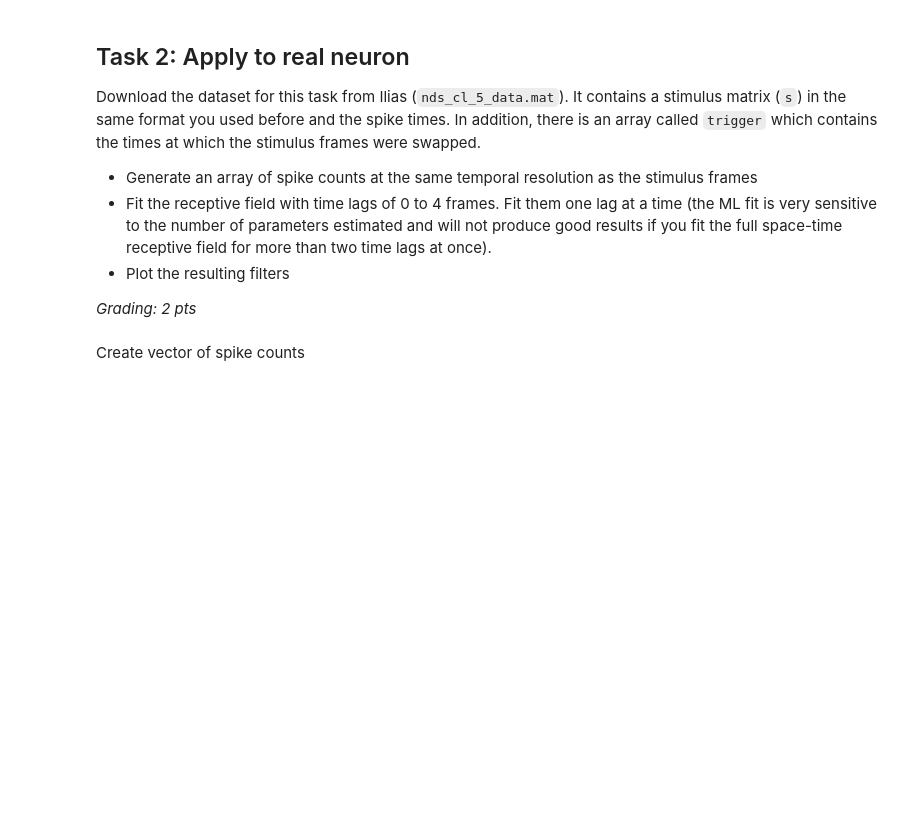
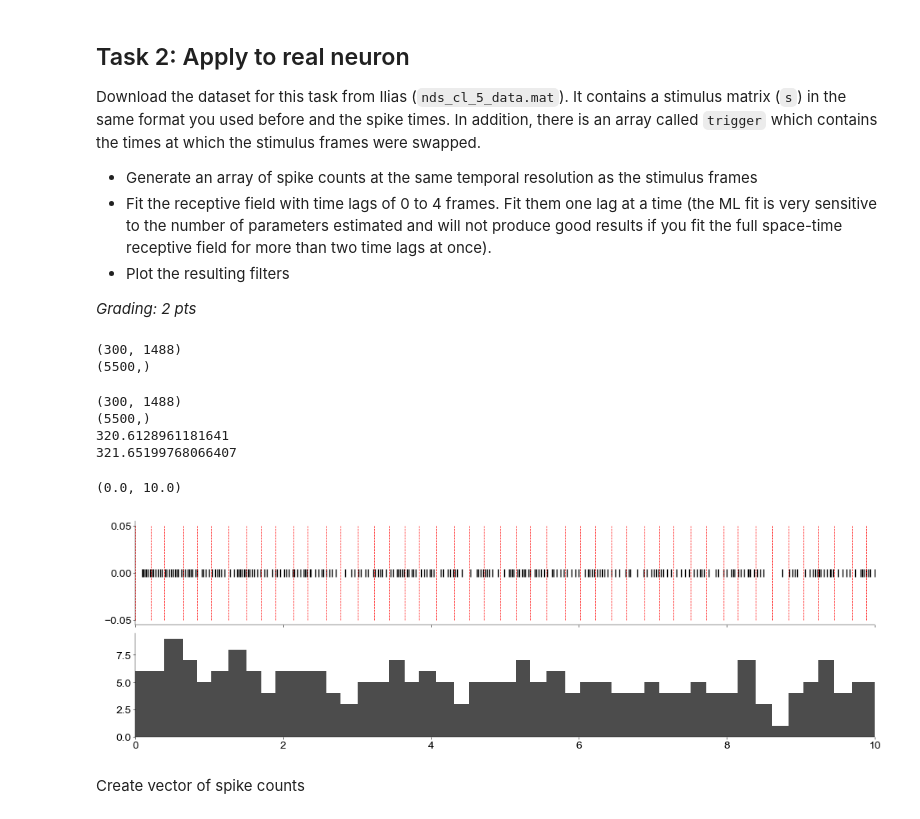
Before and after one commit to atimcenko/tu-neural-data-science, a Jupyter notebook: notebooks/CodingLab5_Alex.ipynb, the cells around one changed output. Saved outputs shown, nothing was run; the diff lists cells and outputs as text; code cells hidden in the pictures; blank space fills up the shorter version.

Commit message:
coding 05: task 1 prelim (it works) and task 2 spike binning

```diff
--- a/notebooks/CodingLab5_Alex.ipynb
+++ b/notebooks/CodingLab5_Alex.ipynb
@@ -284,8 +389,44 @@ trigger = var['DN_triggertimes'].flatten()
 
 # contains the stimulus movie with black and white pixels
 s = var['DN_stim']
-s = s.reshape((300,1500)) # the shape of each frame is (20, 15)
-s = s[:,1:len(trigger)]
+s = s.reshape((300, 1500)) # the shape of each frame is (20, 15)
+s = s[:, 1:len(trigger)]
+
+_, nT = s.shape
+# %% [output]
+(300, 1488)
+(5500,)
+# %%
+print(s.shape)
+print(t.shape)
+
+print(trigger.max())
+print(t.max())
+
+fig, axes = plt.subplots(2, 1, figsize=(10, 3), sharex=True)
+
+ax = axes[0]
+ax.vlines(trigger, -0.05, 0.05, color='red', linewidth=0.5, linestyle='--')
+ax.scatter(t, np.zeros(len(t)), s=50, marker='|', facecolor='black')
+
+# bin the spikes
+bin_indices = np.arange(len(trigger))
+bins = np.append(trigger, t.max() + .1) # include the righmost boundary since the last change of the stimulus
+t_digit = np.digitize(t, bins, right=True)
+counts = np.bincount(t_digit)
+
+
+ax = axes[1]
+ax.hist(t, bins, color='black', alpha=0.7)
+#ax.plot(bins[:-1], counts, color='red', linewidth=1.5)
+ax.set_xlim((0, 10))
+# %% [output]
+(300, 1488)
+(5500,)
+320.6128961181641
+321.65199768066407
+(0.0, 10.0)
+[figure, added]
 # %% [markdown]
 Create vector of spike counts
 # %%
```
Also changed, not shown: parts of 11 cells of this notebook.
